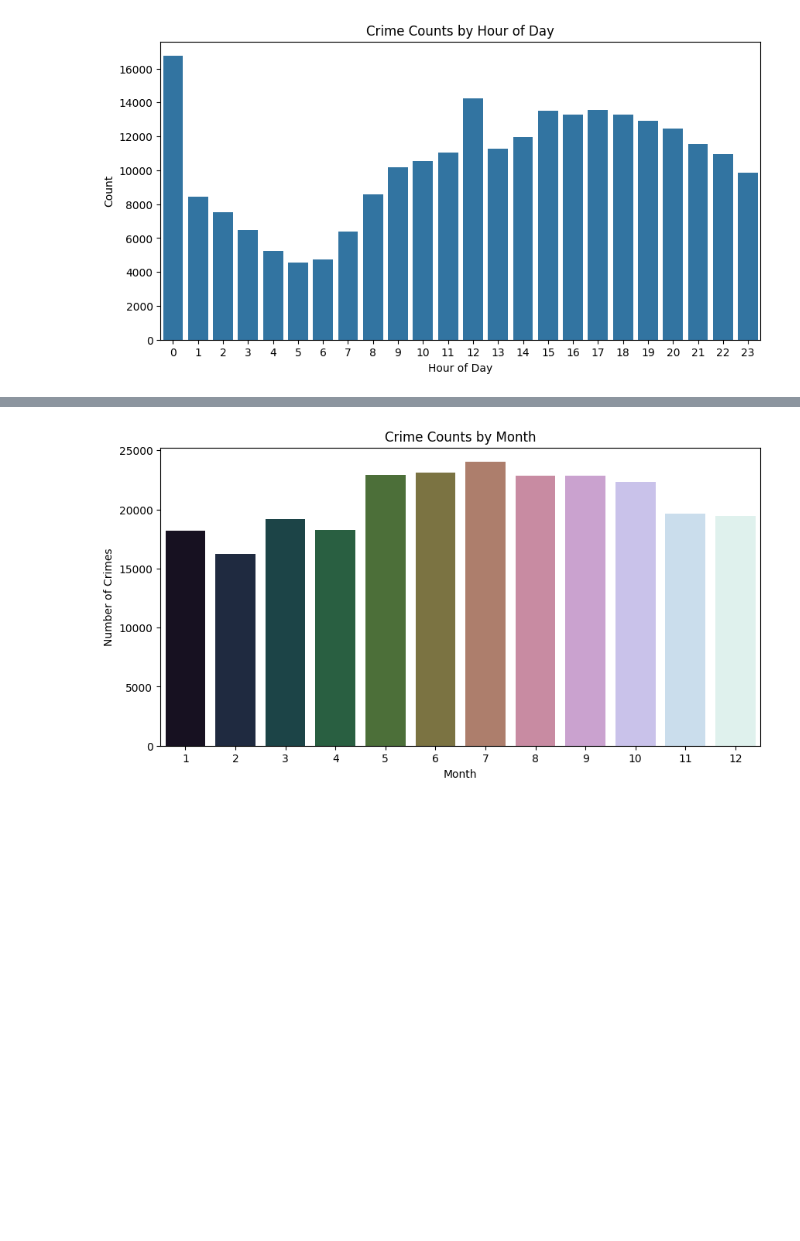
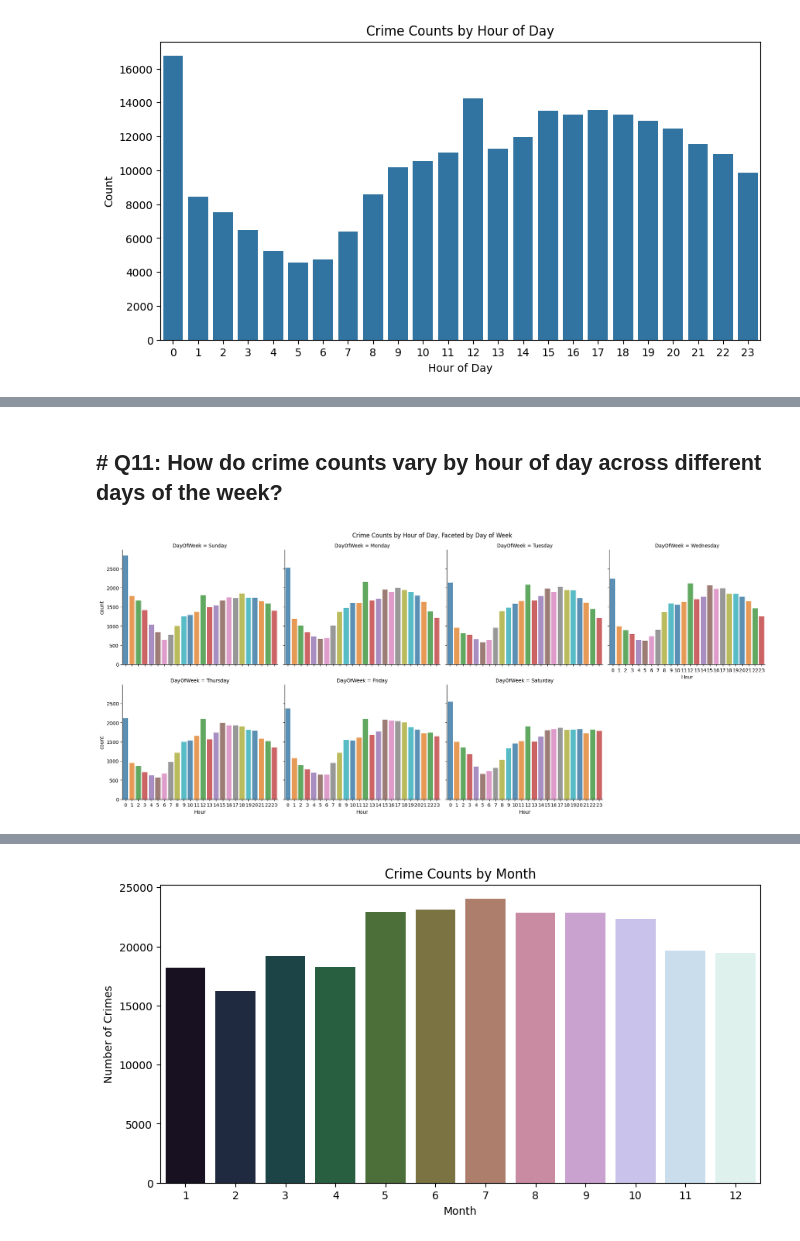
Before and after one commit to mariscotes/ELECT303-DataAnalytics, a Jupyter notebook: HandsOnExam.ipynb, the cells around one changed output, grey strips where cells are left out. Drawn from its saved outputs; the diff is of its cells as text; code cells hidden in the pictures; blank space fills up the shorter version.

```diff
--- a/HandsOnExam.ipynb
+++ b/HandsOnExam.ipynb
@@ -403,0 +424,10 @@ plt.show()
+# %% [markdown]
+<h2># Q11: How do crime counts vary by hour of day across different days of the week?</h2>
+# %%
+# Alternative: Faceted version for clarity if too many lines
+sns.catplot(data=cc, x='Hour', kind='count', col='DayOfWeek', col_wrap=4,
+            height=4, aspect=1.2, palette='tab10', alpha=0.8)
+plt.suptitle('Crime Counts by Hour of Day, Faceted by Day of Week', y=1.02)
+plt.show()
+# %% [output]
+[figure, added]
```
Also changed, not shown: parts of 31 cells of this notebook.
